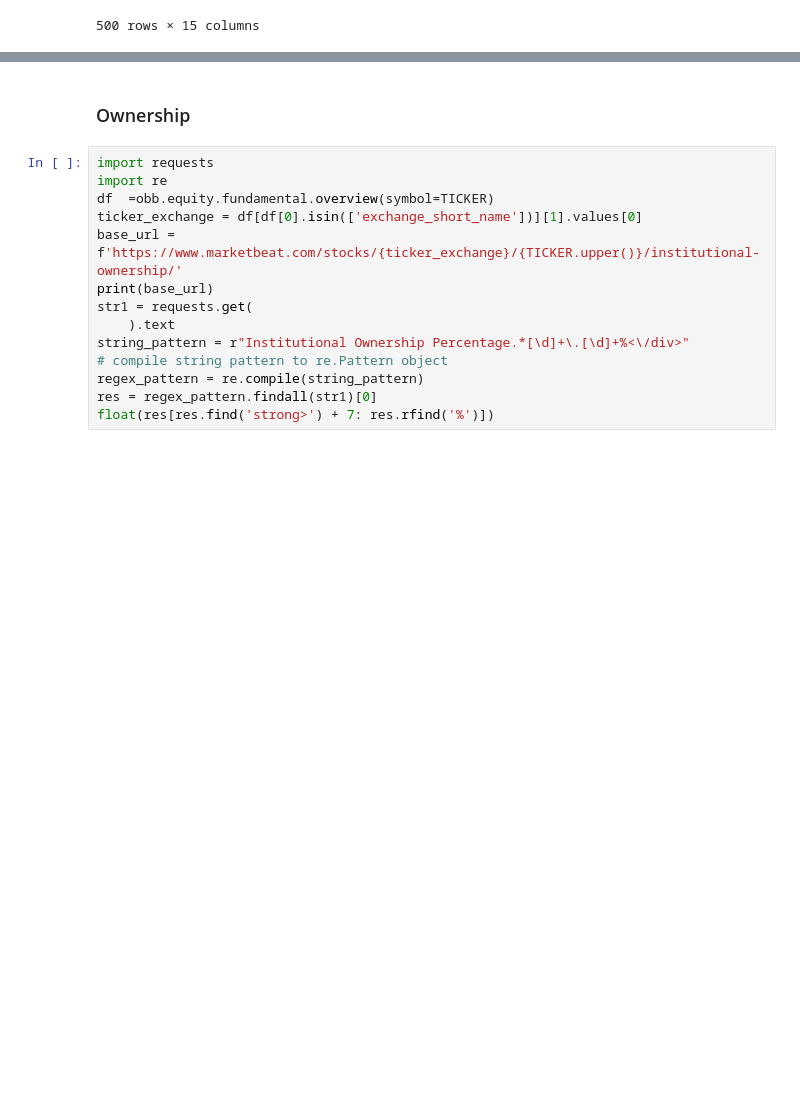
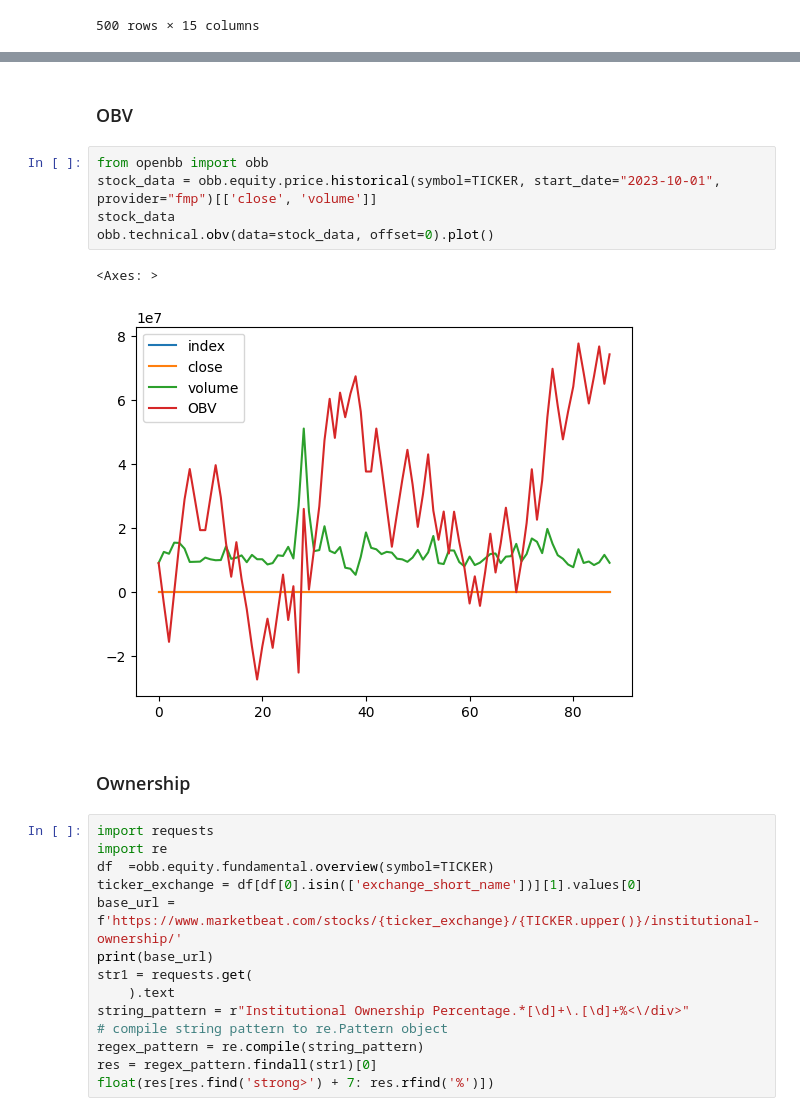
Before and after one commit to mmistroni/OpenBB_Experiments, a Jupyter notebook: OpenBBFinancialAnalysis.ipynb, the cells around one changed output, grey strips where cells are left out. Saved outputs shown, nothing was run; the diff lists cells and outputs as text; blank space fills up the shorter version.

```diff
--- a/OpenBBFinancialAnalysis.ipynb
+++ b/OpenBBFinancialAnalysis.ipynb
@@ -521,6 +521,16 @@ obb.equity.discovery.filings(limit=100, form_type='13F')
 | 2023-12-06 16:31:28 | DBRG-PJ | 0001679688 | 13F-HR/A - DigitalBridge Group, I... | 13F-HR/A | https://www.sec.gov/Archives/edga... | True |
 | 2023-12-06 16:31:28 | DBRG | 0001679688 | 13F-HR/A - DigitalBridge Group, I... | 13F-HR/A | https://www.sec.gov/Archives/edga... | True |
 | 2023-12-06 16:31:28 | DBRG-PI | 0001679688 | 13F-HR/A - DigitalBridge Group, I... | 13F-HR/A | https://www.sec.gov/Archives/edga... | True |
+# %% [markdown]
+### OBV
+# %%
+from openbb import obb
+stock_data = obb.equity.price.historical(symbol=TICKER, start_date="2023-10-01", provider="fmp")[['close', 'volume']]
+stock_data
+obb.technical.obv(data=stock_data, offset=0).plot()
+# %% [output]
+<Axes: >
+[figure, added]
 # %% [markdown]
 ### Ownership
 # %%
```
